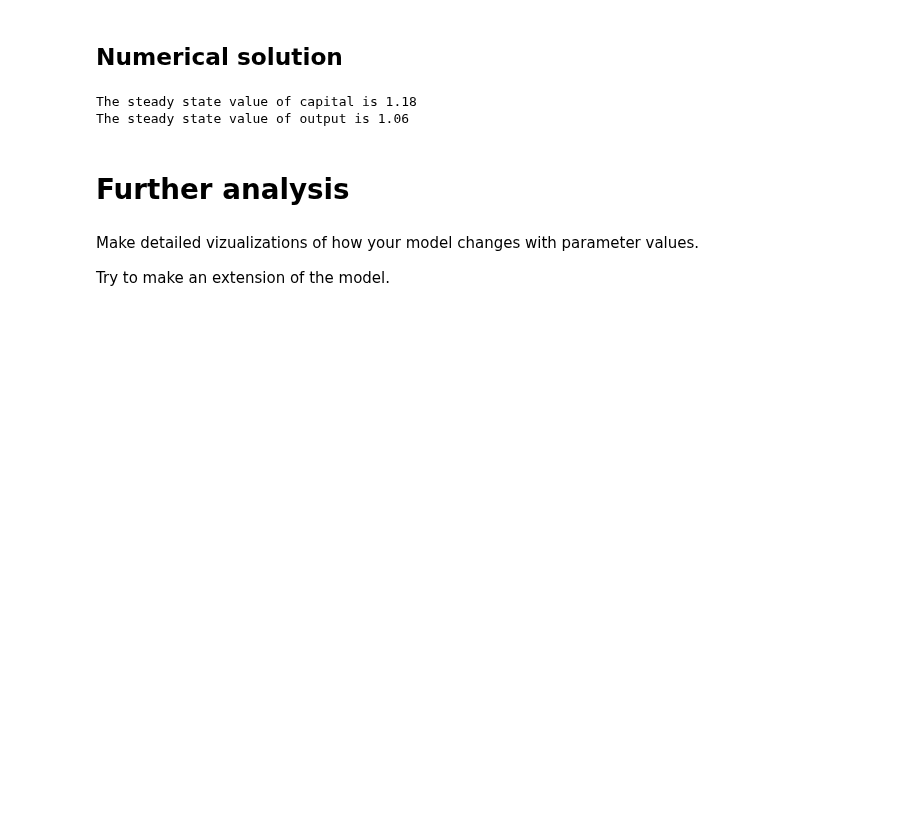
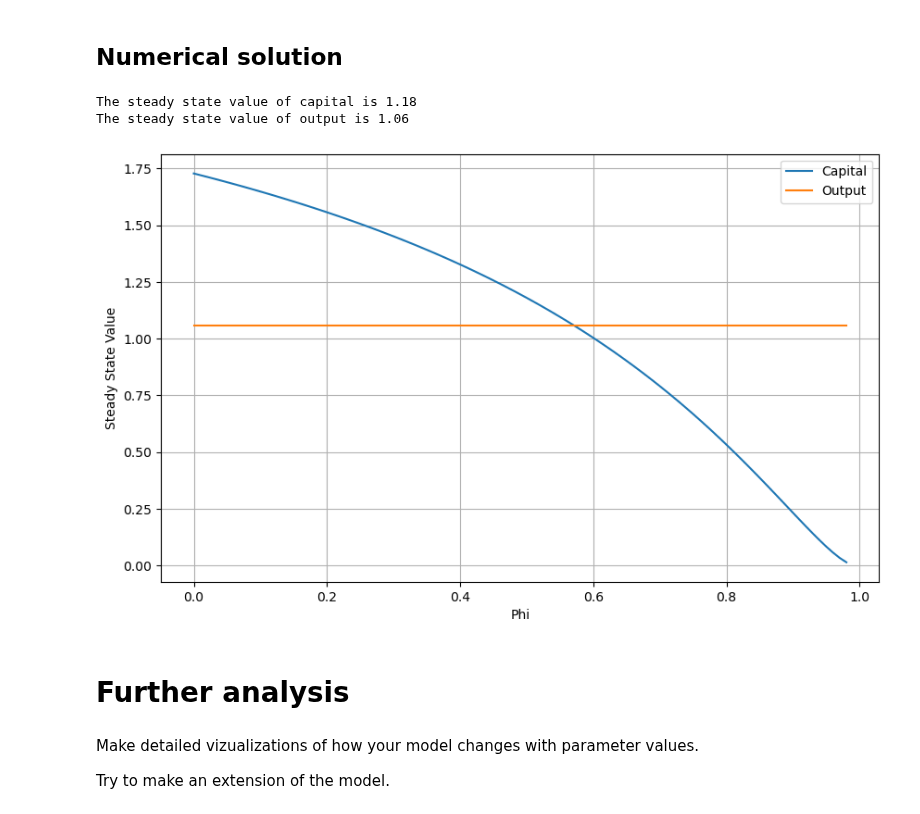
Before and after one commit to NumEconCopenhagen/projects-2024-christoffer-victor, a Jupyter notebook: modelproject/modelproject.ipynb, the cells around one changed output. Drawn from its saved outputs; the diff is of its cells as text; code cells hidden in the pictures; blank space fills up the shorter version.

```diff
--- a/modelproject/modelproject.ipynb
+++ b/modelproject/modelproject.ipynb
@@ -124,15 +125,34 @@ The steady state value of output is 1.06
 # %%
 phi_vec = np.arange(0, 0.99, 0.01)
 
 # Define the function for which we want to find the roots
 def f(k_phi, phi_val):
     return k_phi - k_phi/(1+n_val) * (s_val * k_phi**(alpha_val - 1) + 1 - delta_val)**(1 - phi_val)
 
+# Lists to store the values of k_phi and y_phi
+k_values = []
+y_values = []
+
 # Loop over different values of phi_val
 for phi_val in phi_vec:
     # Find the root of the function
     k_phi = brentq(f, 0.01, 100, args=(phi_val,))
     y_phi = k**alpha_val
+    # Append the values to the lists
+    k_values.append(k_phi)
+    y_values.append(y_phi)
+
+# Create a line plot
+plt.figure(figsize=(10, 6))
+plt.plot(phi_vec, k_values, label='Capital')
+plt.plot(phi_vec, y_values, label='Output')
+plt.xlabel('Phi')
+plt.ylabel('Steady State Value')
+plt.legend()
+plt.grid(True)
+plt.show()
+# %% [output]
+[figure, added]
 # %% [markdown]
 # Further analysis
 # %% [markdown]
```
Also changed, not shown: parts of 1 cell of this notebook.
